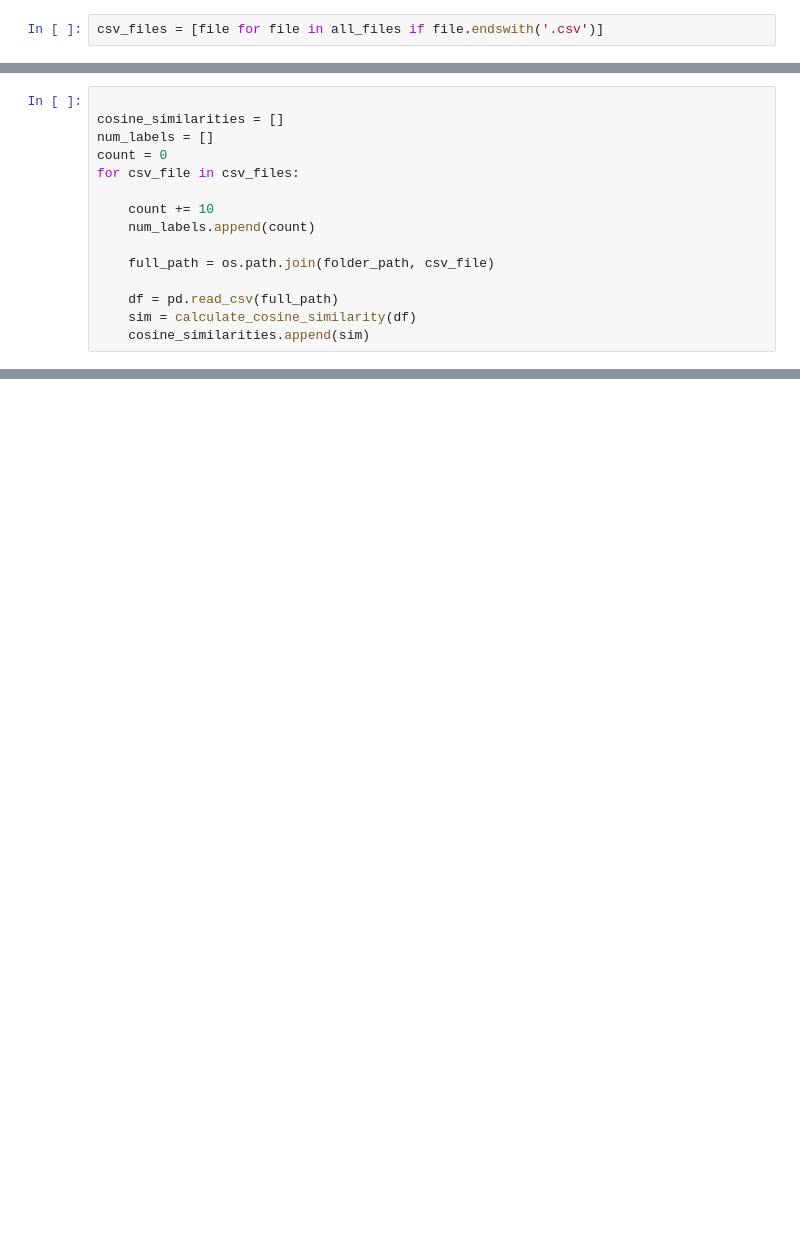
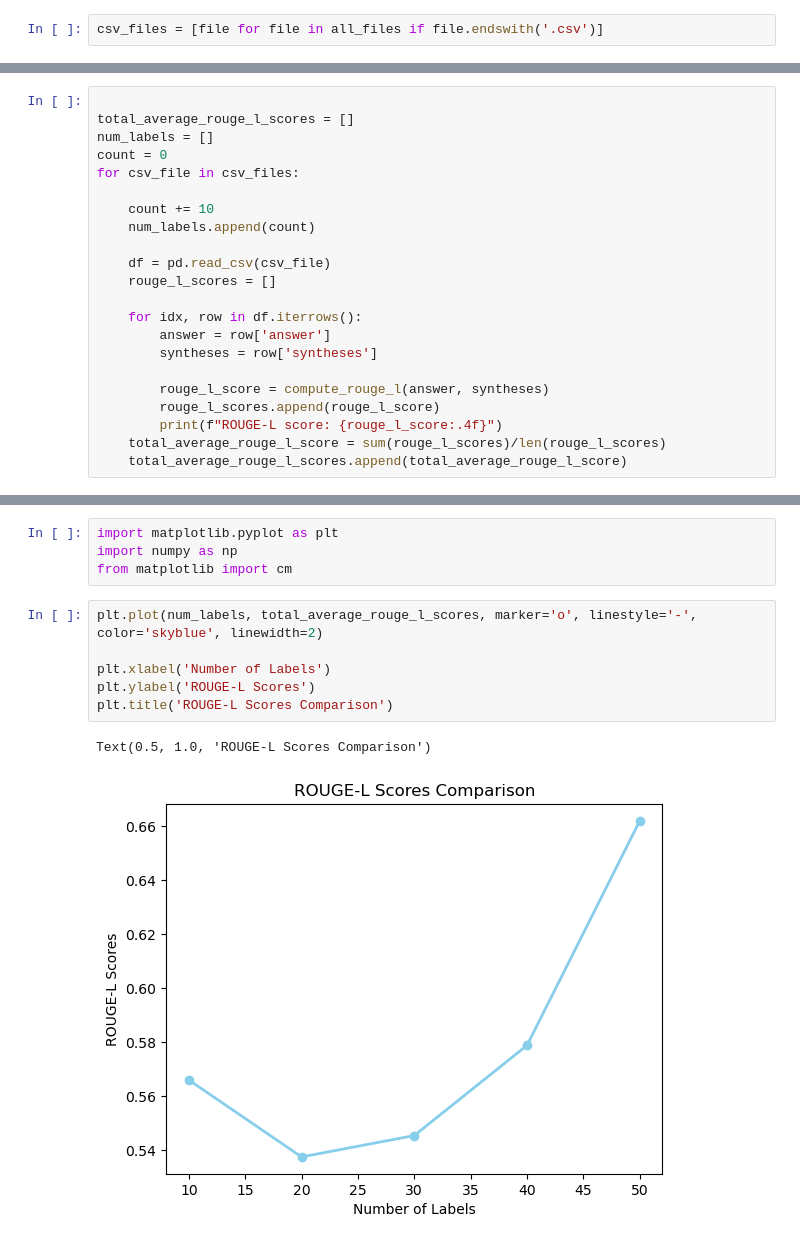
Before and after one commit to iiWhiteii/Q-A, a Jupyter notebook: GPT_3.5_Turbo/Evaluation/Evaluation.ipynb, the cells around one changed output, grey strips where cells are left out. Cells and saved outputs as stored; diff of their text form; blank space fills up the shorter version.

```diff
--- a/GPT_3.5_Turbo/Evaluation/Evaluation.ipynb
+++ b/GPT_3.5_Turbo/Evaluation/Evaluation.ipynb
@@ -24,15 +26,0 @@ calculate_cosine_similarity(pd.read_csv('syntheses_df40.csv'))
-# %%
-
-cosine_similarities = []
-num_labels = []
-count = 0
-for csv_file in csv_files:
-
-    count += 10
-    num_labels.append(count)
-
-    full_path = os.path.join(folder_path, csv_file)
-
-    df = pd.read_csv(full_path)
-    sim = calculate_cosine_similarity(df)
-    cosine_similarities.append(sim)
@@ -46,0 +27,22 @@ cosine_similarities
+# %%
+
+total_average_rouge_l_scores = []
+num_labels = []
+count = 0
+for csv_file in csv_files:
+
+    count += 10
+    num_labels.append(count)
+
+    df = pd.read_csv(csv_file)
+    rouge_l_scores = []
+
+    for idx, row in df.iterrows():
+        answer = row['answer']
+        syntheses = row['syntheses']
+
+        rouge_l_score = compute_rouge_l(answer, syntheses)
+        rouge_l_scores.append(rouge_l_score)
+        print(f"ROUGE-L score: {rouge_l_score:.4f}")
+    total_average_rouge_l_score = sum(rouge_l_scores)/len(rouge_l_scores)
+    total_average_rouge_l_scores.append(total_average_rouge_l_score)
@@ -46,0 +67,13 @@ cosine_similarities
+# %%
+import matplotlib.pyplot as plt
+import numpy as np
+from matplotlib import cm
+# %%
+plt.plot(num_labels, total_average_rouge_l_scores, marker='o', linestyle='-', color='skyblue', linewidth=2)
+
+plt.xlabel('Number of Labels')
+plt.ylabel('ROUGE-L Scores')
+plt.title('ROUGE-L Scores Comparison')
+# %% [output]
+Text(0.5, 1.0, 'ROUGE-L Scores Comparison')
+[figure, added]
```
Also changed, not shown: parts of 5 cells of this notebook, 10 other files.
